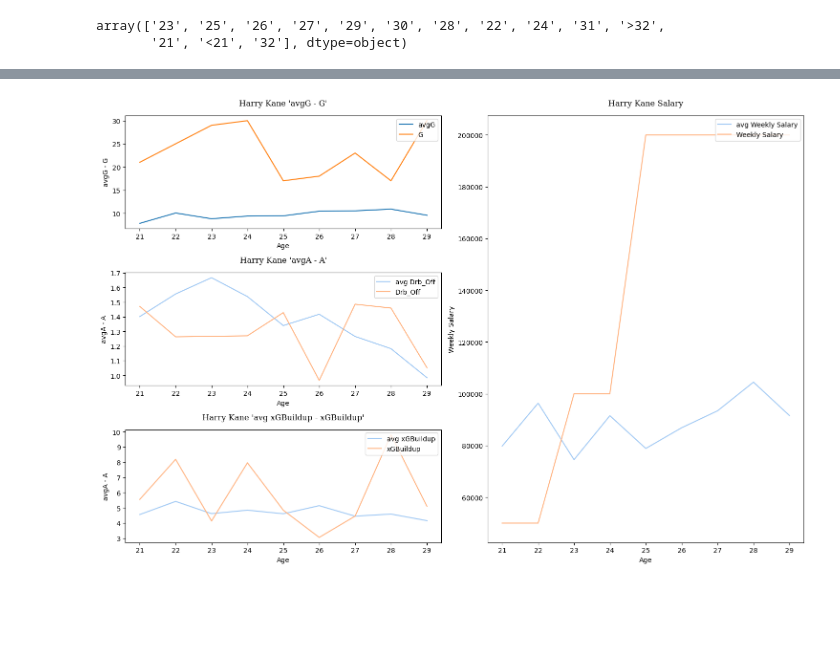
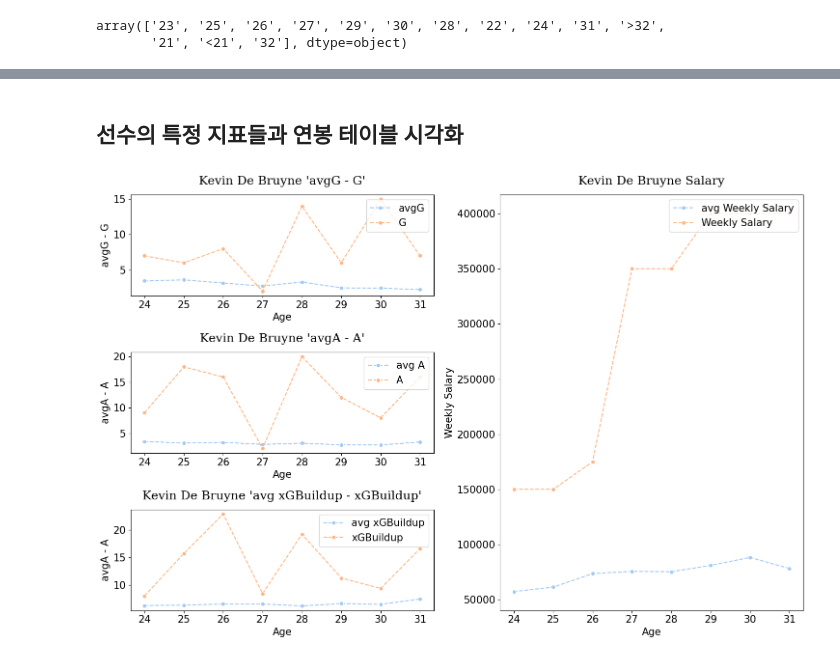
Before and after one commit to LEEINSEO-0118/EPL_EDA_Project, a Jupyter notebook: EDA_with_team_code.ipynb, the cells around one changed output, grey strips where cells are left out. Saved outputs shown, nothing was run; the diff lists cells and outputs as text; code cells hidden in the pictures; blank space fills up the shorter version.

Commit message:
develop graph

```diff
--- a/EDA_with_team_code.ipynb
+++ b/EDA_with_team_code.ipynb
@@ -151,0 +186,14 @@ def get_age_lev(age):
+# %%
+# 공격 6개
+# 수비 최대 3개로 지표를 조절
+feature_dict = {
+    'Forward' : {'Offensive' : ['G', 'A', 'NPG', 'Drb_Off'],
+                'Defensive' : ['Tackles', 'Inter']
+                },
+    'Midfielder' : {'Offensive' : ['A', 'xA', 'xGBuildup', 'Drb_Off', 'KeyP','PS%'],
+                'Defensive' : ['Tackles', 'Inter','Blocks']
+                },
+    'Defender' : {'Offensive' : ['A', 'xA', 'xGBuildup', 'PS%'],
+                'Defensive' : ['Clear', 'Blocks', 'Drb_Def']
+                }
+}
@@ -167,5 +405,10 @@ player_name = "Harry Kane"
+# %% [markdown]
+## 선수의 특정 지표들과 연봉 테이블 시각화
+# %%
+# player_name = "Gareth Bale"
+player_name = "Kevin De Bruyne"
 # %%
-# 특정 선수 지표와 해당 나이대 지표 비교
+# 특정 선수 지표와 해당 나이대 평균 비교
 # player_name = "Son Heung-Min"
 one_player = eda_df[eda_df['Name'] == player_name]
 position = one_player['Position'].unique()[0]
@@ -174,10 +417,10 @@ position = one_player['Position'].unique()[0]
 position_min_means.loc[position]
 
 # 나이 범위에 맞추어 평균 값 데이터 만들기
-means_list = [['Age', 'Age Lev', 'G', 'A', 'xGBuildup', 'Weekly Salary', 'Drb_Off']]
+means_list = [['Age', 'Age Lev'] + list(position_min_means.columns)]
 for age in one_player['Age'].unique():
     age_lev = get_age_lev(age)
-    temp = list(position_min_means.loc[(position, age_lev)].loc[['G', 'A', 'xGBuildup', 'Weekly Salary', 'Drb_Off']])
+    temp = list(position_min_means.loc[(position, age_lev)])
     means_list.append([age, age_lev] + temp)
 means_df = pd.DataFrame(means_list[1:], columns = means_list[0])
 
@@ -190,44 +433,44 @@ plt.title(f'{player_name} \'avgG - G\'', pad = 15, fontfamily = 'serif')
 plt.ylabel('avgG - G')
 
 plt.xticks(one_player['Age'].unique())
-sns.lineplot(data = means_df, x = 'Age', y = 'G', label = 'avgG')
-sns.lineplot(data = one_player, x = 'Age', y = 'G', label = 'G')
+sns.lineplot(data = means_df, x = 'Age', y = 'G', label = 'avgG', linestyle='--', marker='o')
+sns.lineplot(data = one_player, x = 'Age', y = 'G', label = 'G', linestyle='--', marker='o')
 plt.legend(loc = 'upper right')
 
 # avgA - A
 plt.subplot(3, 2, 3)
 sns.set_palette('pastel')
 plt.title(f'{player_name} \'avgA - A\'', pad = 15, fontfamily = 'serif')
 plt.ylabel('avgA - A')
 
 plt.xticks(one_player['Age'].unique())
-sns.lineplot(data = means_df, x = 'Age', y = 'Drb_Off', label = 'avg Drb_Off')
-sns.lineplot(data = one_player, x = 'Age', y = 'Drb_Off', label = 'Drb_Off')
+sns.lineplot(data = means_df, x = 'Age', y = 'A', label = 'avg A', linestyle='--', marker='o')
+sns.lineplot(data = one_player, x = 'Age', y = 'A', label = 'A', linestyle='--', marker='o')
 plt.legend(loc = 'upper right')
 
 # avg xGBuildup - xGBuildup
 plt.subplot(3, 2, 5)
 sns.set_palette('pastel')
 plt.title(f'{player_name} \'avg xGBuildup - xGBuildup\'', pad = 15, fontfamily = 'serif')
 plt.ylabel('avgA - A')
 
 plt.xticks(one_player['Age'].unique())
-sns.lineplot(data = means_df, x = 'Age', y = 'xGBuildup', label = 'avg xGBuildup')
-sns.lineplot(data = one_player, x = 'Age', y = 'xGBuildup', label = 'xGBuildup')
+sns.lineplot(data = means_df, x = 'Age', y = 'xGBuildup', label = 'avg xGBuildup', linestyle='--', marker='o')
+sns.lineplot(data = one_player, x = 'Age', y = 'xGBuildup', label = 'xGBuildup', linestyle='--', marker='o')
 plt.legend(loc = 'upper right')
 
 
 # Salary
 plt.subplot(1, 2, 2)
 plt.title(f'{player_name} Salary', pad = 15, fontfamily = 'serif')
 
 plt.xticks(one_player['Age'].unique())
-sns.lineplot(data = means_df, x = 'Age', y = 'Weekly Salary', label = 'avg Weekly Salary')
-sns.lineplot(data = one_player, x = 'Age', y = 'Weekly Salary', label = 'Weekly Salary')
+sns.lineplot(data = means_df, x = 'Age', y = 'Weekly Salary', label = 'avg Weekly Salary', linestyle='--', marker='o')
+sns.lineplot(data = one_player, x = 'Age', y = 'Weekly Salary', label = 'Weekly Salary', linestyle='--', marker='o')
 plt.legend(loc = 'upper right')
 
 plt.tight_layout()
 plt.show()
 # %% [output]
-[figure, old version]
+[figure, new version]
 # %%
```
Also changed, not shown: parts of 13 cells of this notebook, 9 other files.
